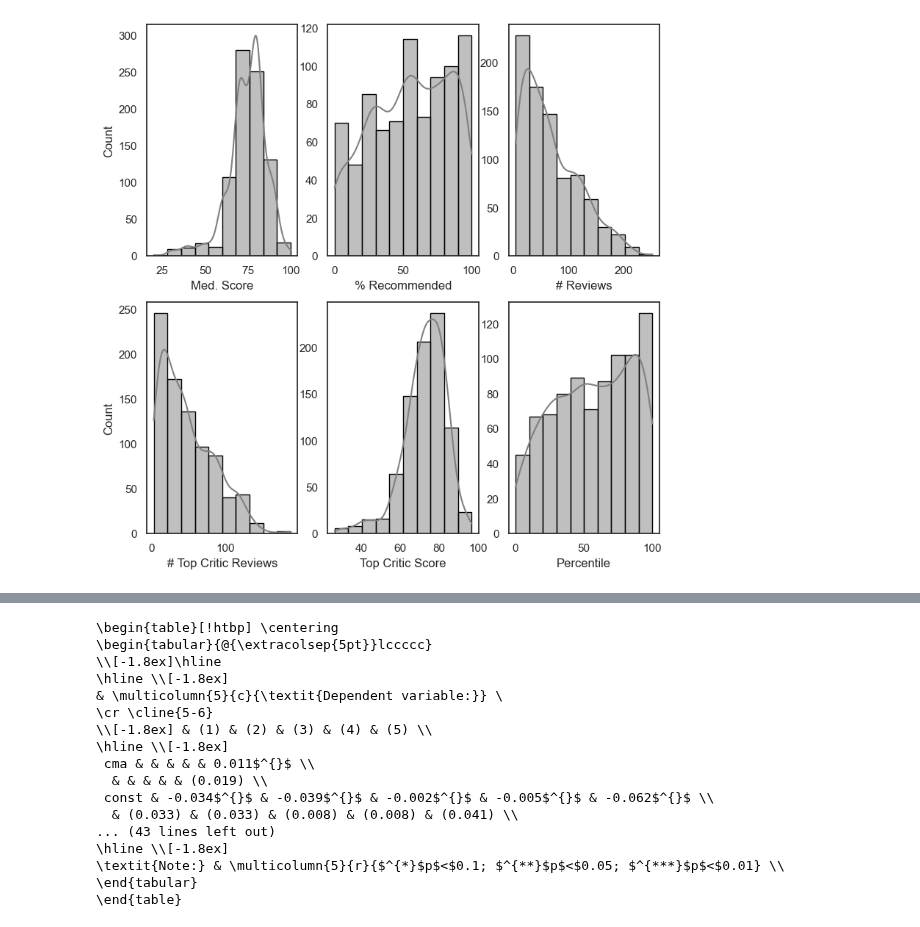
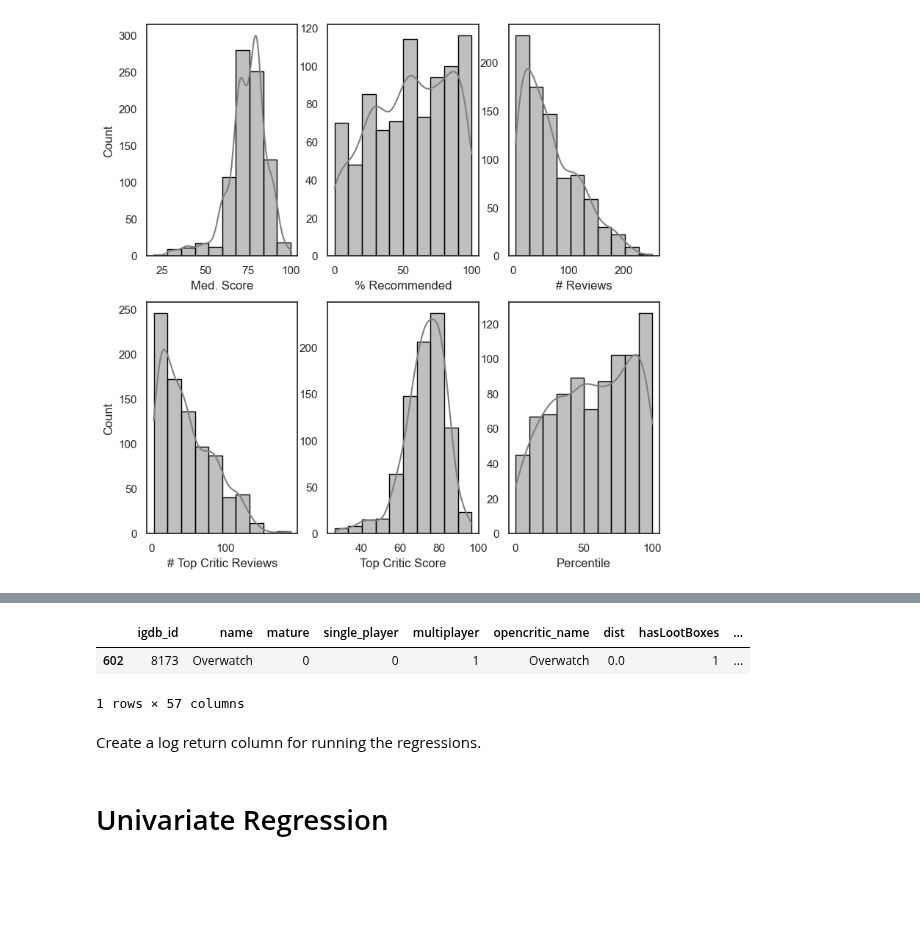
Before and after one commit to c0nn0rstevens/video-game-review-scores-returns-thesis, a Jupyter notebook: cross_sectional_regressions.ipynb, the cells around one changed output, grey strips where cells are left out. Saved outputs shown, nothing was run; the diff lists cells and outputs as text; code cells hidden in the pictures; blank space fills up the shorter version.

Commit message:
Add cross sectional regressions and start building panel dataset

```diff
--- a/cross_sectional_regressions.ipynb
+++ b/cross_sectional_regressions.ipynb
@@ -726,20 +706,8 @@ stargazer = Stargazer([medianScore, topCriticScore, numReviews, numTopCriticRevi
-# %%
-print(stargazer.render_latex())
-# %% [output]
-\begin{table}[!htbp] \centering
-\begin{tabular}{@{\extracolsep{5pt}}lccccc}
-\\[-1.8ex]\hline
-\hline \\[-1.8ex]
-& \multicolumn{5}{c}{\textit{Dependent variable:}} \
-\cr \cline{5-6}
-\\[-1.8ex] & (1) & (2) & (3) & (4) & (5) \\
-\hline \\[-1.8ex]
- cma & & & & & 0.011$^{}$ \\
-  & & & & & (0.019) \\
- const & -0.034$^{}$ & -0.039$^{}$ & -0.002$^{}$ & -0.005$^{}$ & -0.062$^{}$ \\
-  & (0.033) & (0.033) & (0.008) & (0.008) & (0.041) \\
-... (43 lines left out)
-\hline \\[-1.8ex]
-\textit{Note:} & \multicolumn{5}{r}{$^{*}$p$<$0.1; $^{**}$p$<$0.05; $^{***}$p$<$0.01} \\
-\end{tabular}
-\end{table}
+# %%
+games_returns_release_df[games_returns_release_df['excess_return'] > 3]
+# %% [output]
+|  | igdb_id | name | mature | single_player | multiplayer | opencritic_name | dist | hasLootBoxes | ... |
+| 602 | 8173 | Overwatch | 0 | 0 | 1 | Overwatch | 0.0 | 1 | ... |
+1 rows × 57 columns
+# %% [markdown]
+Create a log return column for running the regressions.
@@ -745,0 +716,2 @@ print(stargazer.render_latex())
+# %% [markdown]
+# Univariate Regression
```
Also changed, not shown: parts of 24 cells of this notebook, 2 other files.
